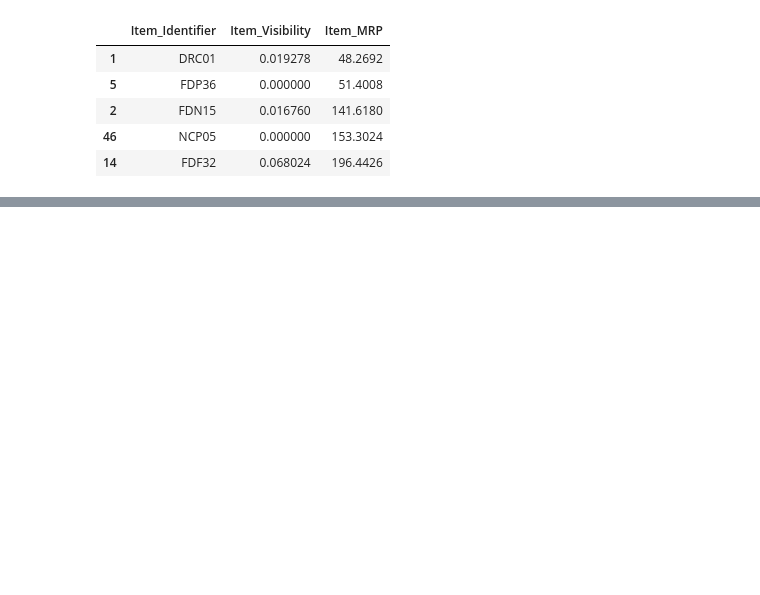
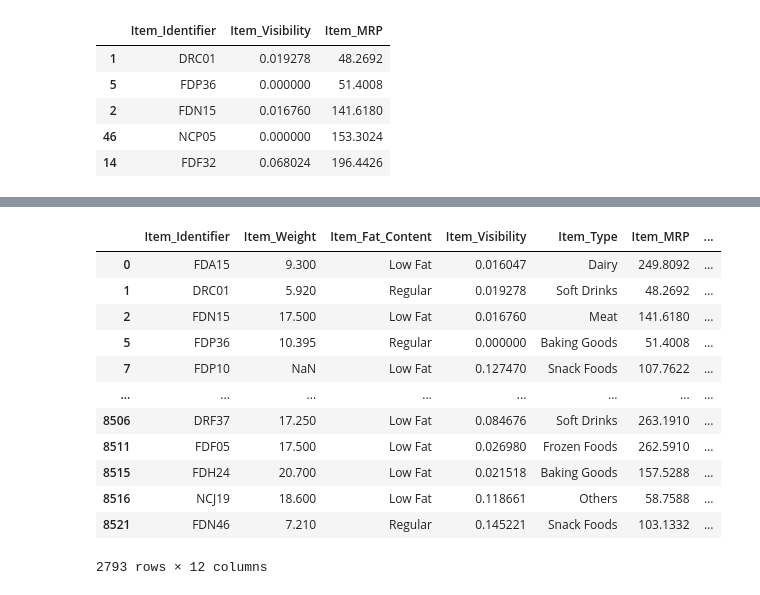
Before and after one commit to aswinabbas/dtsainstraining, a Jupyter notebook: pandasDataframes/subsettingPandas.ipynb, the cells around one changed output, grey strips where cells are left out. Cells and saved outputs as stored; diff of their text form; code cells hidden in the pictures; blank space fills up the shorter version.

```diff
--- a/pandasDataframes/subsettingPandas.ipynb
+++ b/pandasDataframes/subsettingPandas.ipynb
@@ -236,0 +473,17 @@ data.iloc[10:15:2]
+# %%
+# check by multiple condition # wiht | sign (only 2009 OR Medium would be showed)
+data[(data.Outlet_Establishment_Year == 2009) | (data.Outlet_Size == 'Medium')]
+# %% [output]
+|  | Item_Identifier | Item_Weight | Item_Fat_Content | Item_Visibility | Item_Type | Item_MRP | ... |
+| 0 | FDA15 | 9.300 | Low Fat | 0.016047 | Dairy | 249.8092 | ... |
+| 1 | DRC01 | 5.920 | Regular | 0.019278 | Soft Drinks | 48.2692 | ... |
+| 2 | FDN15 | 17.500 | Low Fat | 0.016760 | Meat | 141.6180 | ... |
+| 5 | FDP36 | 10.395 | Regular | 0.000000 | Baking Goods | 51.4008 | ... |
+| 7 | FDP10 | NaN | Low Fat | 0.127470 | Snack Foods | 107.7622 | ... |
+| ... | ... | ... | ... | ... | ... | ... | ... |
+| 8506 | DRF37 | 17.250 | Low Fat | 0.084676 | Soft Drinks | 263.1910 | ... |
+| 8511 | FDF05 | 17.500 | Low Fat | 0.026980 | Frozen Foods | 262.5910 | ... |
+| 8515 | FDH24 | 20.700 | Low Fat | 0.021518 | Baking Goods | 157.5288 | ... |
+| 8516 | NCJ19 | 18.600 | Low Fat | 0.118661 | Others | 58.7588 | ... |
+| 8521 | FDN46 | 7.210 | Regular | 0.145221 | Snack Foods | 103.1332 | ... |
+2793 rows × 12 columns
```
Also changed, not shown: parts of 37 cells of this notebook.
